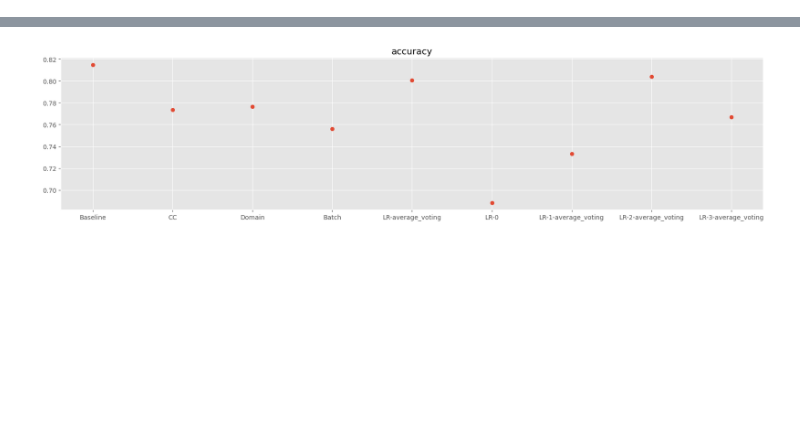
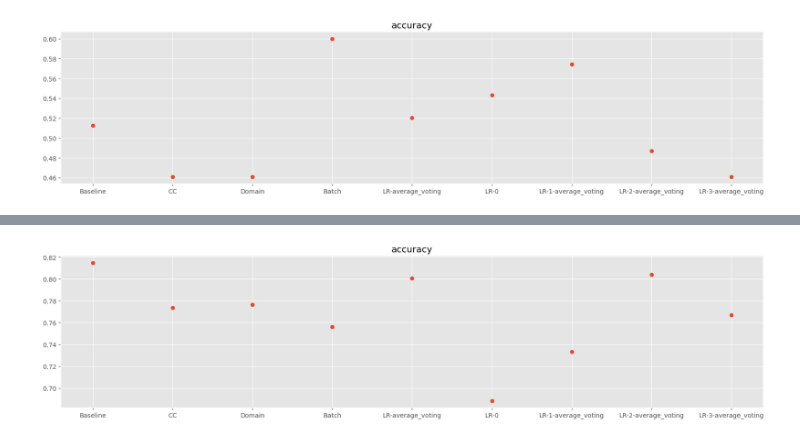
Before and after one commit to xxxxxa-hub/ICL, a Jupyter notebook: Visualization.ipynb, the cells around one changed output, grey strips where cells are left out. Drawn from its saved outputs; the diff is of its cells as text; code cells hidden in the pictures; blank space fills up the shorter version.

```diff
--- a/Visualization.ipynb
+++ b/Visualization.ipynb
@@ -45,0 +45,4 @@ metrics = ['accuracy','averaged_truelabel_likelihood','macro_F1','expected_calib
+# %%
+generate_plot(results_dicts, 'subjective', methods_to_compare, ['accuracy'])
+# %% [output]
+[figure, added]
```
Also changed, not shown: parts of 5 cells of this notebook, 6 other files.
